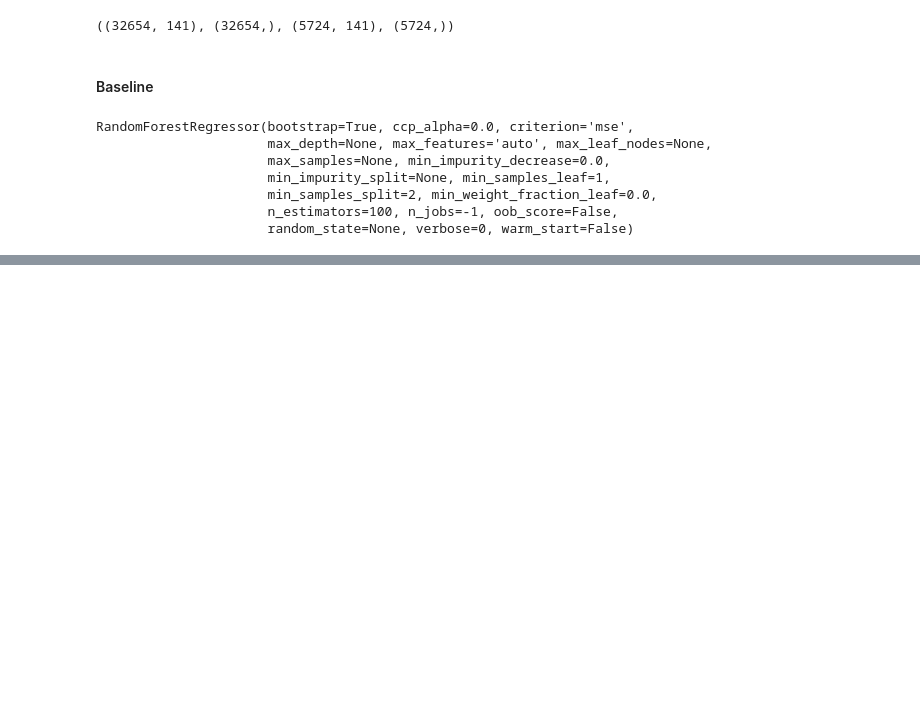
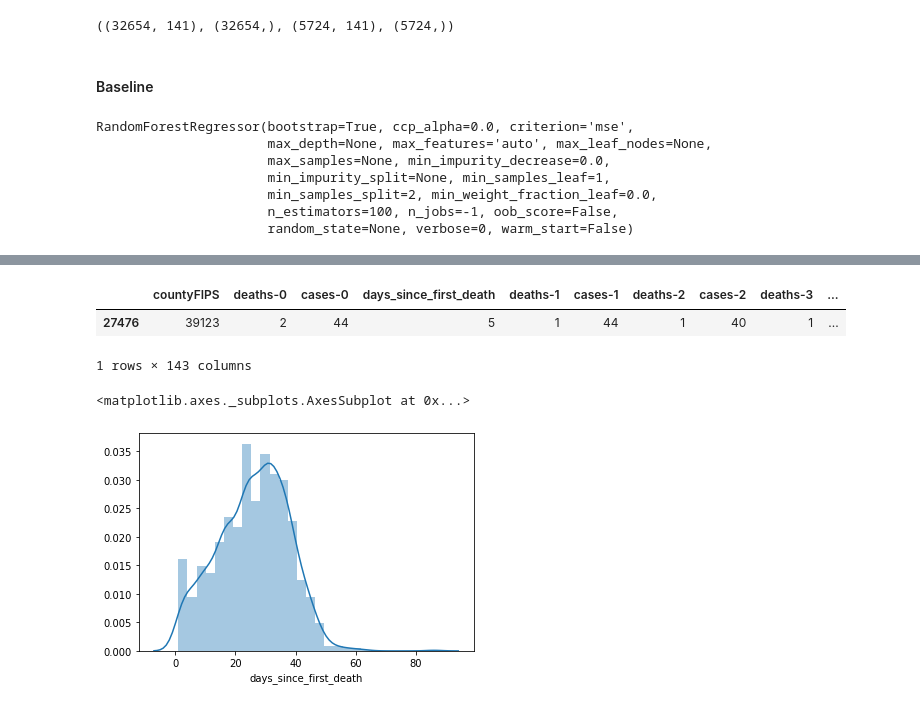
Before and after one commit to dewaranch/Covid, a Jupyter notebook: notebooks/3. Model Building.ipynb, the cells around one changed output, grey strips where cells are left out. Drawn from its saved outputs; the diff is of its cells as text; code cells hidden in the pictures; blank space fills up the shorter version.

```diff
--- a/notebooks/3. Model Building.ipynb
+++ b/notebooks/3. Model Building.ipynb
@@ -98,0 +102,5 @@ Text(0, 0.5, 'predicted')
+# %%
+# Combine
+all_features = cases_deaths_features.merge(stationary_features, on='countyFIPS', how='left')
+# all_features = all_features.merge(lockdown_features, on='countyFIPS', how='left')
+# all_features = all_features.merge(mobility_features, on=['countyFIPS', 'days_since_first_death'], how='left')
@@ -98,0 +135,19 @@ Text(0, 0.5, 'predicted')
+# %%
+
+
+
+
+# Find number of data points for each county
+num_tspoints = all_features.groupby('countyFIPS').agg({'days_since_first_death': lambda s: len(s)}).iloc[:, 0]
+
+#
+
+# Remove counties which don't have at least num_days + 1 data points
+to_remove = list(num_tspoints[num_tspoints < (num_days + 1)].index)
+
+
+# Create a train-test split
+
+# 1. County wise index of data points
+all_features = all_features.sort_values(['countyFIPS', 'days_since_first_death']).reset_index(drop=True)
+countywise_tsindex = all_features.reset_index().groupby('countyFIPS').agg({'index': list})['index'].to_dict()
@@ -98,0 +228,11 @@ Text(0, 0.5, 'predicted')
+# %%
+all_features[all_features.countyFIPS == 39123]
+# %% [output]
+|  | countyFIPS | deaths-0 | cases-0 | days_since_first_death | deaths-1 | cases-1 | deaths-2 | cases-2 | deaths-3 | ... |
+| 27476 | 39123 | 2 | 44 | 5 | 1 | 44 | 1 | 40 | 1 | ... |
+1 rows × 143 columns
+# %%
+sns.distplot(num_tspoints)
+# %% [output]
+<matplotlib.axes._subplots.AxesSubplot at 0x...>
+[figure, added]
```
Also changed, not shown: parts of 17 cells of this notebook, 14 other files.
